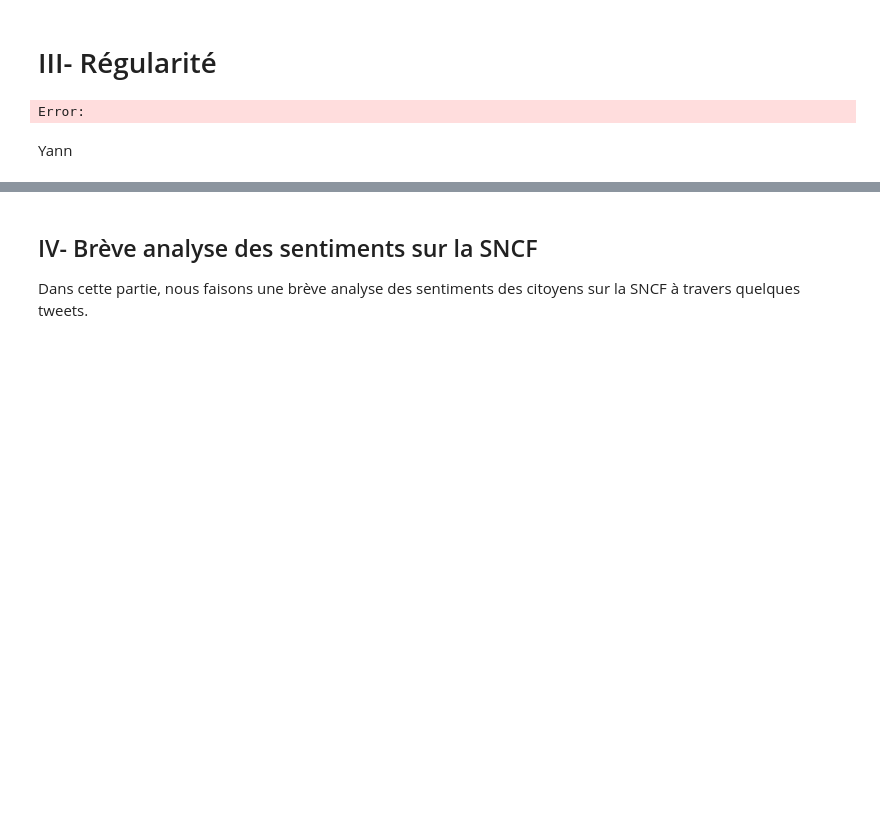
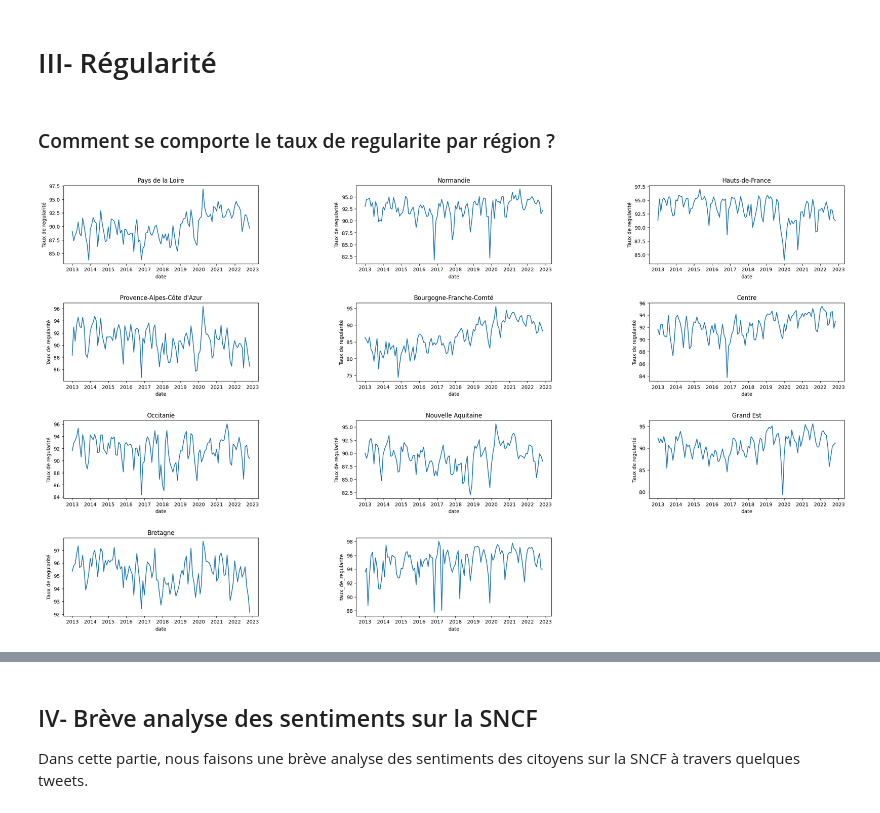
Before and after one commit to gbiaou/Projet_Python_SNCF, a Jupyter notebook: rendu_final.ipynb, the cells around one changed output, grey strips where cells are left out. Cells and saved outputs as stored; diff of their text form; code cells hidden in the pictures; blank space fills up the shorter version.

```diff
--- a/rendu_final.ipynb
+++ b/rendu_final.ipynb
@@ -115,8 +115,12 @@ Il ressort de ce wordcloud que les natures des incidents portent le plus souvent
 # III- Régularité
 # %%
 import nbformat
-nb3=nbformat.read('./Regularite_des_trains/Recuperation_données_regularité.ipynb', as_version= nbformat.NO_CONVERT)
+nb3=nbformat.read('./Analyse_descriptive_Regularite.ipynb', as_version= nbformat.NO_CONVERT)
-# %% [output]
-Error:
-# %% [markdown]
-Yann
+# %% [markdown]
+
+### Comment se comporte le taux de regularite par région ?
+# %%
+exec(nb3.cells[1].source, globals())
+exec(nb3.cells[4].source, globals())
+# %% [output]
+[figure, added]
```
Also changed, not shown: parts of 6 cells of this notebook.
